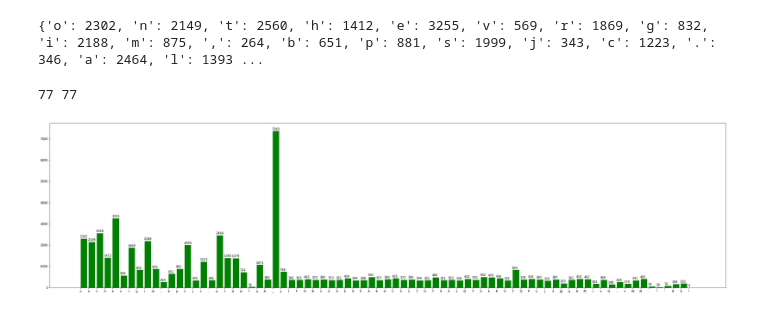
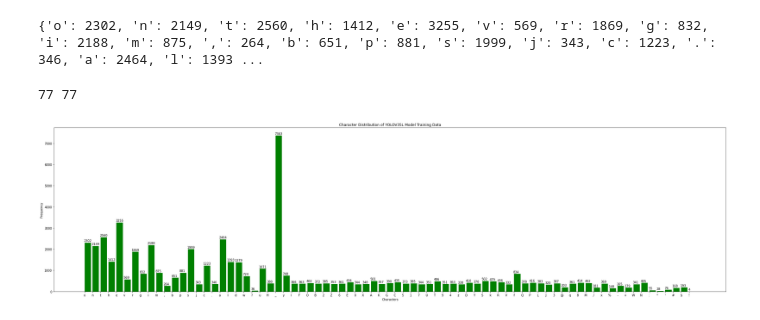
Before and after one commit to srividya-p/TIRF-Gujrati-Script-Recognition, a Jupyter notebook: char-distribution/yolov35l.ipynb, the cells around one changed output. Saved outputs shown, nothing was run; the diff lists cells and outputs as text; code cells hidden in the pictures.

```diff
--- a/char-distribution/yolov35l.ipynb
+++ b/char-distribution/yolov35l.ipynb
@@ -59,23 +59,27 @@ print(char_count)
 # %%
 import numpy as np
 
 x_labels = [char_index_map[int(index)] for index in count_dict.keys()]
 y_points = list(count_dict.values())
 
 space_index = x_labels.index('Space')
 x_labels[space_index] = '_'
 print(len(x_labels), len(y_points))
 
 pyplot.figure(figsize=(40, 10))
 pyplot.bar(x_labels, y_points, width=0.8, align='edge', color='g')
 
 i=1.0
 j=50
 for i in range(len(x_labels)):
     pyplot.annotate(y_points[i], (-0.1 + i, y_points[i] + j))
 
+pyplot.title("Character Distribution of YOLOV35L Model Training Data")
+pyplot.xlabel("Characters")
+pyplot.ylabel("Frequency")
+
 pyplot.savefig('yolov35l.png', facecolor='white')
 pyplot.show()
 # %% [output]
 77 77
-[figure, old version]
+[figure, new version]
```
Also changed, not shown: 7 other files.
